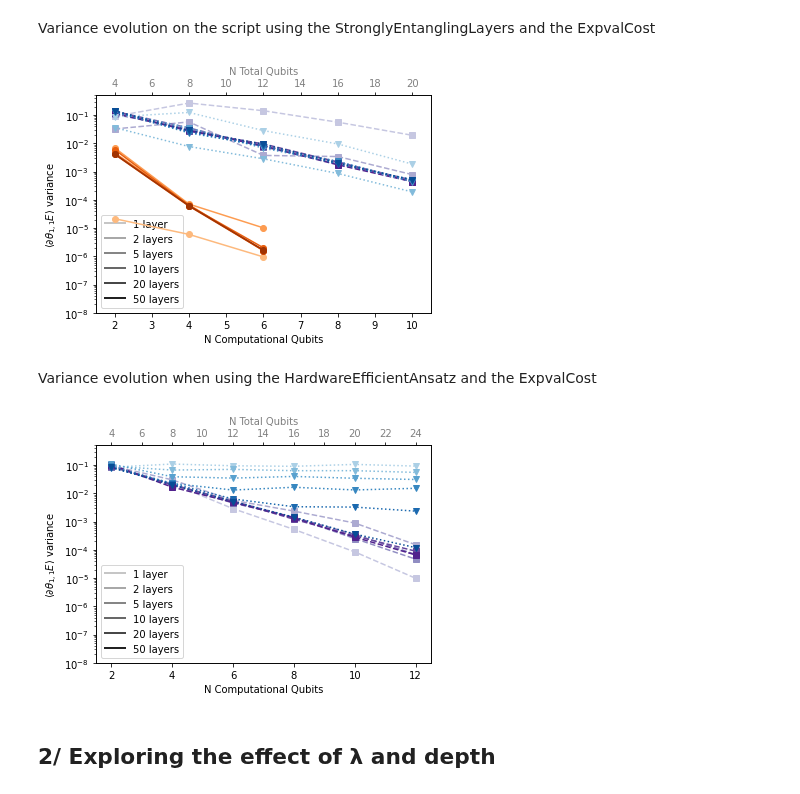
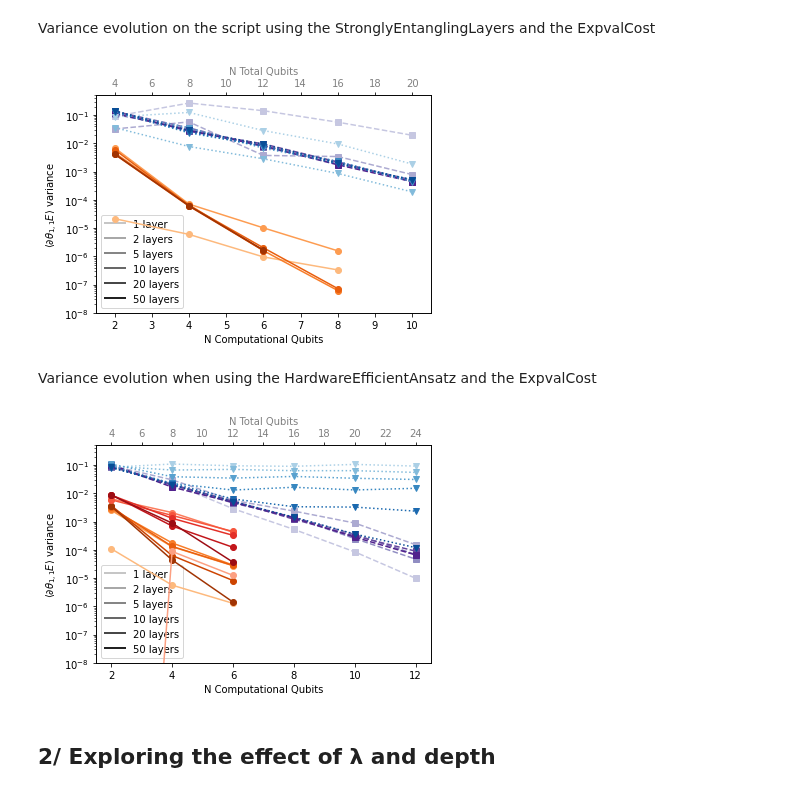
Before and after one commit to SimonCichy/barren-gadgets, a Jupyter notebook: plotting/relevant_results.ipynb, the cells around one changed output. Cells and saved outputs as stored; diff of their text form; code cells hidden in the pictures.

Commit message:
3-local gradient variances
Added the variances of the 3-local gadget calculated with the HardwareEfficientAnsatz and the ExpvalCost

```diff
--- a/plotting/relevant_results.ipynb
+++ b/plotting/relevant_results.ipynb
@@ -106,20 +106,22 @@ Variance evolution on the script using the StronglyEntanglingLayers and the Expv
 # %%
 file_list = [data_folder + 'gradients/220413_global_10qubits_50layers_0.5lambda_200samples.dat',
              data_folder + 'gradients/220413_local_10qubits_50layers_0.5lambda_200samples.dat',
-             data_folder + 'gradients/220413_gadget2_6qubits_50layers_0.5lambda_200samples.dat']
+             data_folder + 'gradients/220413_gadget2_8qubits_50layers_0.5lambda_200samples.dat']
 
 plot_variances_vs_qubits(file_list, colours, normalize=True, limits=[1e-8, 5e-1])
 # %% [output]
-[figure, old version]
+[figure, new version]
 # %% [markdown]
 Variance evolution when using the HardwareEfficientAnsatz and the ExpvalCost
 # %%
 file_list = [data_folder + 'gradients/220414_global_12qubits_50layers_0.5lambda_200samples.dat',
-             data_folder + 'gradients/220414_local_12qubits_50layers_0.5lambda_200samples.dat']
+             data_folder + 'gradients/220414_local_12qubits_50layers_0.5lambda_200samples.dat',
+             data_folder + 'gradients/220414_gadget2_6qubits_50layers_0.5lambda_200samples.dat',
+             data_folder + 'gradients/220414_gadget3_6qubits_50layers_0.5lambda_200samples.dat']
 
 plot_variances_vs_qubits(file_list, colours, normalize=True, limits=[1e-8, 5e-1])
 # %% [output]
-[figure, old version]
+[figure, new version]
 # %% [markdown]
 2/ Exploring the effect of λ and depth
 -------------
```
Also changed, not shown: parts of 1 cell of this notebook.
